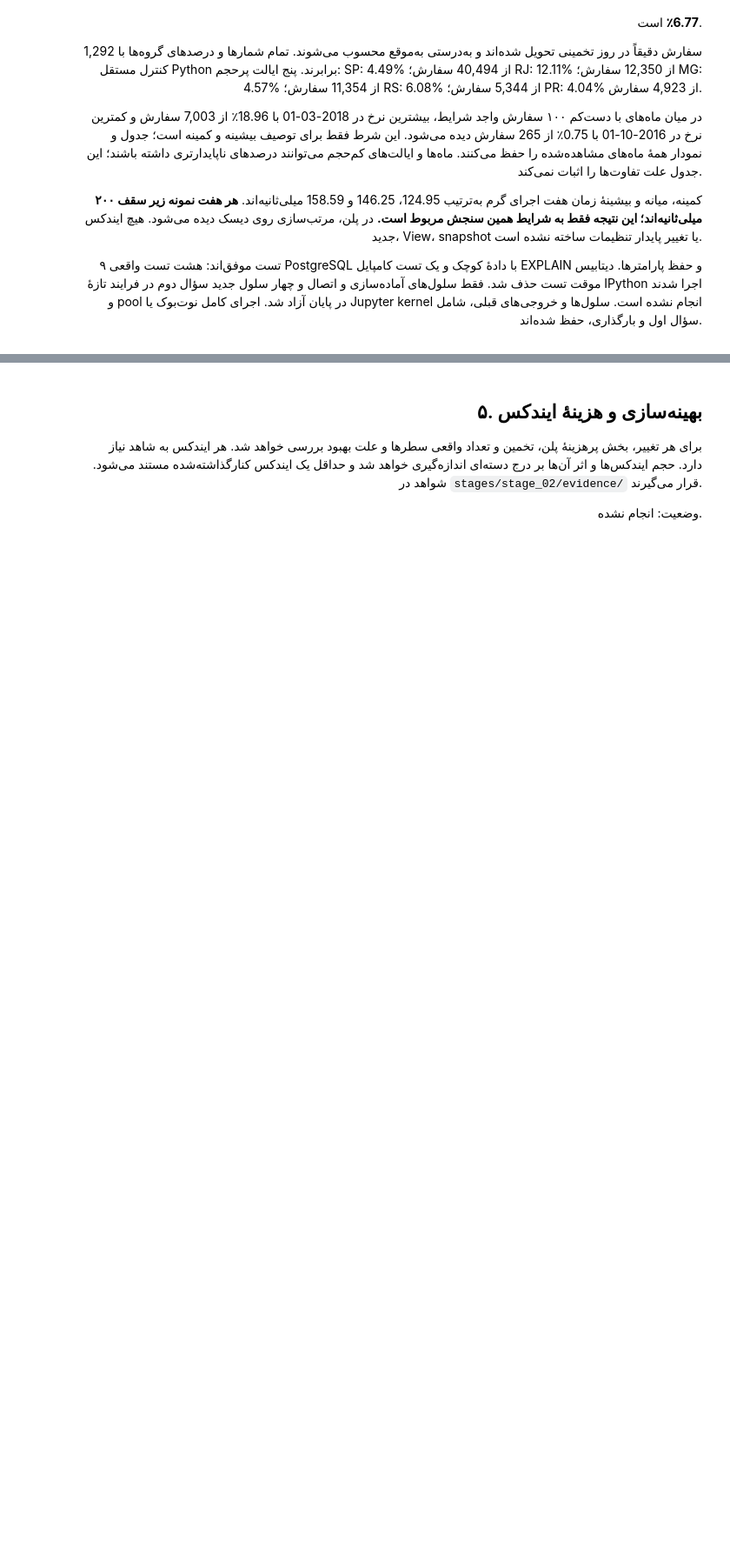
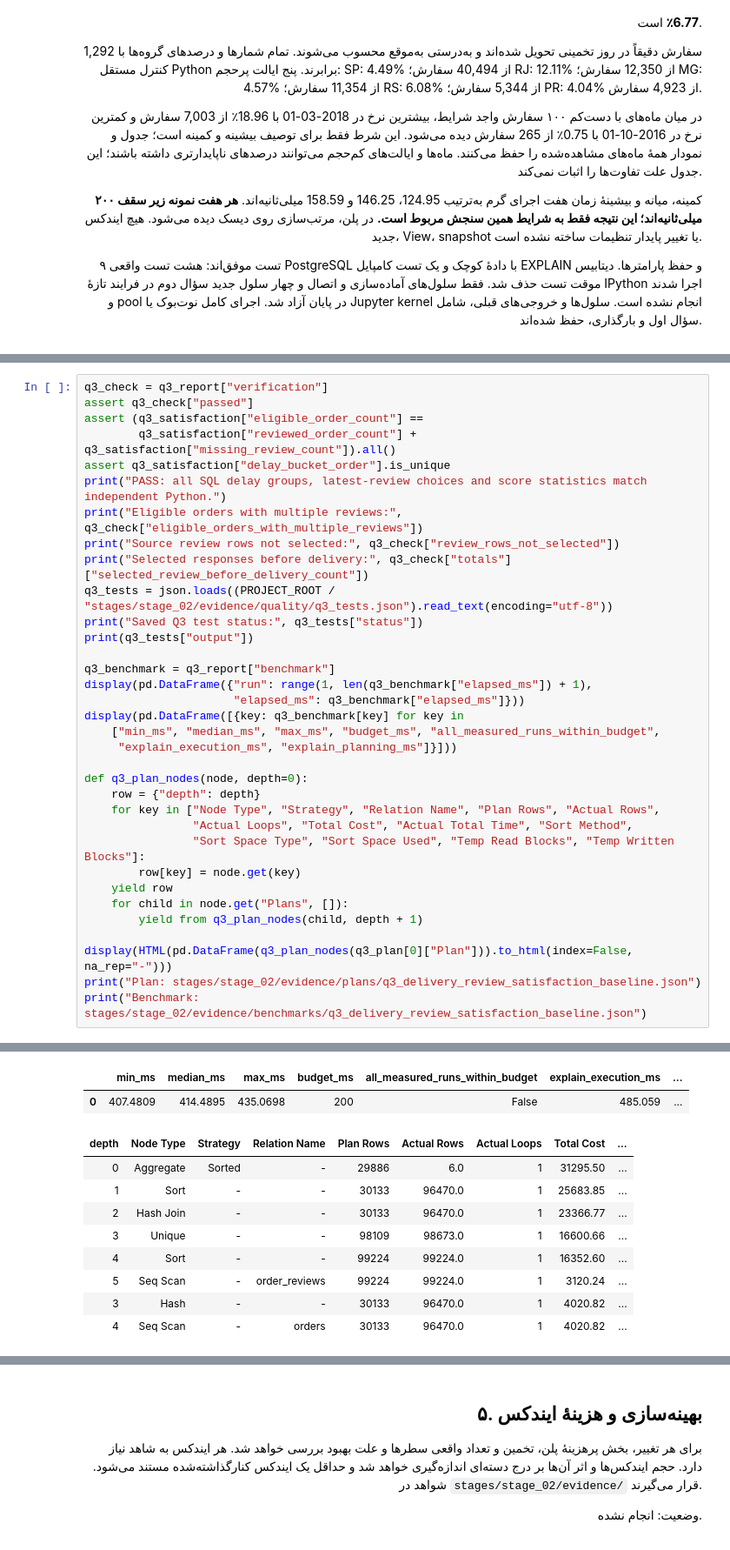
Before and after one commit to Ehsan-soveyzi/data_factory, a Jupyter notebook: stages/stage_02/solution.ipynb, the cells around one changed output, grey strips where cells are left out. Shown at 87% size. Saved outputs shown, nothing was run; the diff lists cells and outputs as text; blank space fills up the shorter version.

```diff
--- a/stages/stage_02/solution.ipynb
+++ b/stages/stage_02/solution.ipynb
@@ -1530,0 +1637,35 @@ Benchmark: stages/stage_02/evidence/benchmarks/q2_monthly_state_delivery_baselin
+# %%
+q3_check = q3_report["verification"]
+assert q3_check["passed"]
+assert (q3_satisfaction["eligible_order_count"] ==
+        q3_satisfaction["reviewed_order_count"] + q3_satisfaction["missing_review_count"]).all()
+assert q3_satisfaction["delay_bucket_order"].is_unique
+print("PASS: all SQL delay groups, latest-review choices and score statistics match independent Python.")
+print("Eligible orders with multiple reviews:", q3_check["eligible_orders_with_multiple_reviews"])
+print("Source review rows not selected:", q3_check["review_rows_not_selected"])
+print("Selected responses before delivery:", q3_check["totals"]["selected_review_before_delivery_count"])
+q3_tests = json.loads((PROJECT_ROOT / "stages/stage_02/evidence/quality/q3_tests.json").read_text(encoding="utf-8"))
+print("Saved Q3 test status:", q3_tests["status"])
+print(q3_tests["output"])
+
+q3_benchmark = q3_report["benchmark"]
+display(pd.DataFrame({"run": range(1, len(q3_benchmark["elapsed_ms"]) + 1),
+                      "elapsed_ms": q3_benchmark["elapsed_ms"]}))
+display(pd.DataFrame([{key: q3_benchmark[key] for key in
+    ["min_ms", "median_ms", "max_ms", "budget_ms", "all_measured_runs_within_budget",
+     "explain_execution_ms", "explain_planning_ms"]}]))
+
+def q3_plan_nodes(node, depth=0):
+    row = {"depth": depth}
+    for key in ["Node Type", "Strategy", "Relation Name", "Plan Rows", "Actual Rows",
+                "Actual Loops", "Total Cost", "Actual Total Time", "Sort Method",
+                "Sort Space Type", "Sort Space Used", "Temp Read Blocks", "Temp Written Blocks"]:
+        row[key] = node.get(key)
+    yield row
+    for child in node.get("Plans", []):
+        yield from q3_plan_nodes(child, depth + 1)
+
+display(HTML(pd.DataFrame(q3_plan_nodes(q3_plan[0]["Plan"])).to_html(index=False, na_rep="-")))
+print("Plan: stages/stage_02/evidence/plans/q3_delivery_review_satisfaction_baseline.json")
+print("Benchmark: stages/stage_02/evidence/benchmarks/q3_delivery_review_satisfaction_baseline.json")
+# %% [output]
@@ -1530,0 +1697,11 @@ Benchmark: stages/stage_02/evidence/benchmarks/q2_monthly_state_delivery_baselin
+|  | min_ms | median_ms | max_ms | budget_ms | all_measured_runs_within_budget | explain_execution_ms | ... |
+| 0 | 407.4809 | 414.4895 | 435.0698 | 200 | False | 485.059 | ... |
+| depth | Node Type | Strategy | Relation Name | Plan Rows | Actual Rows | Actual Loops | Total Cost | ... |
+| 0 | Aggregate | Sorted | - | 29886 | 6.0 | 1 | 31295.50 | ... |
+| 1 | Sort | - | - | 30133 | 96470.0 | 1 | 25683.85 | ... |
+| 2 | Hash Join | - | - | 30133 | 96470.0 | 1 | 23366.77 | ... |
+| 3 | Unique | - | - | 98109 | 98673.0 | 1 | 16600.66 | ... |
+| 4 | Sort | - | - | 99224 | 99224.0 | 1 | 16352.60 | ... |
+| 5 | Seq Scan | - | order_reviews | 99224 | 99224.0 | 1 | 3120.24 | ... |
+| 3 | Hash | - | - | 30133 | 96470.0 | 1 | 4020.82 | ... |
+| 4 | Seq Scan | - | orders | 30133 | 96470.0 | 1 | 4020.82 | ... |
```
Also changed, not shown: parts of 8 cells of this notebook, 15 other files.
